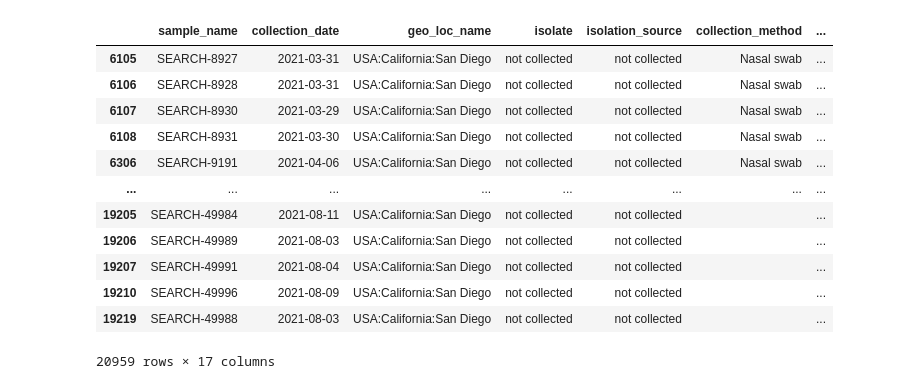
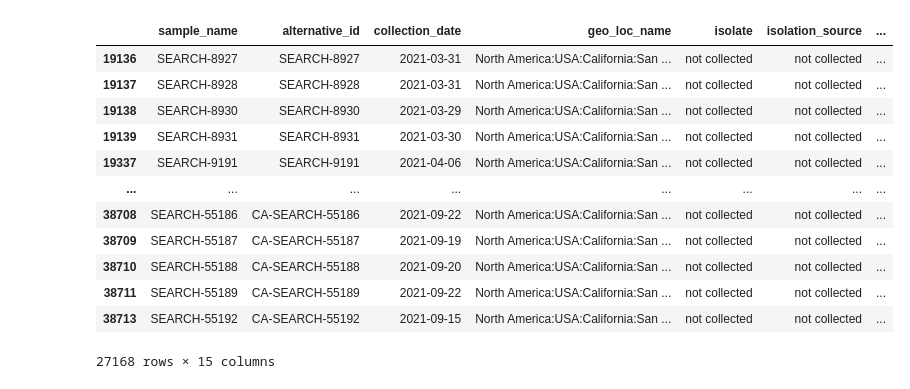
Before and after one commit to andersen-lab/bjorn_utils, a Jupyter notebook: notebooks/ncbi_upload_workflow_non_ww.ipynb, the cells around one changed output. Cells and saved outputs as stored; diff of their text form; code cells hidden in the pictures.

Commit message:
changes to accomodate new workflow in ncbi_upload notebooks

```diff
--- a/notebooks/ncbi_upload_workflow_non_ww.ipynb
+++ b/notebooks/ncbi_upload_workflow_non_ww.ipynb
@@ -14,0 +29,4 @@ merged_combined_metadata = merge_metadata(repo_metadata_path, online_metadata_co
+# %%
+ucsd_samples = pd.read_csv("../data/2021-10-29_04-46-10-all.bjorn_summary.csv")
+ww_samples = ucsd_samples[ucsd_samples["Specimen source"] == "wastewater"]["SEARCH SampleID"].to_list()
+len(ww_samples)
@@ -14,0 +35,3 @@ merged_combined_metadata = merge_metadata(repo_metadata_path, online_metadata_co
+# %%
+new_id_data = generate_alternative_id(merged_combined_metadata)
+new_id_data
@@ -15,10 +57,11 @@ merged_combined_metadata = merge_metadata(repo_metadata_path, online_metadata_co
+# %%
+new_id_data = new_id_data[(~new_id_data["ID"].isin(ww_samples)) | (~new_id_data["alternative_ID"].isin(ww_samples))].reset_index(drop=True)
 # %%
 # load and convert the metadata for samples that are not from wastewater
-non_wastewater_metadata = metadata_status[metadata_status["wastewater"] != "Yes"]
-non_wastewater_converted_data = convert_metadata(non_wastewater_metadata,
-                                                 "../data/ncbi_upload/metadata_column_mapping.json",
-                                                 "../data/ncbi_upload/metadata_constant_mapping.json",
-                                                 "../data/ncbi_upload/author_conversions.csv",
+non_wastewater_converted_data = convert_metadata(new_id_data,
+                                                 "../metadata_column_mapping.json",
+                                                 "../metadata_constant_mapping.json",
+                                                 "../author_conversions.csv",
                                                 False)
 non_wastewater_converted_data
 # %% [output]
@@ -70,21 +135,26 @@ See the caveats in the documentation: https://pandas.pydata.org/pandas-docs/stab
 # %%
 # final cleanup
 need_to_upload_non_ww[["collection_date", "geo_loc_name", "isolate", "isolation_source"]] = need_to_upload_non_ww[["collection_date", "geo_loc_name", "isolate", "isolation_source"]].fillna("not collected")
 final_file = need_to_upload_non_ww.drop_duplicates(subset=["sample_name"]).fillna("")
 final_file["collection_date"] = pd.to_datetime(final_file["collection_date"]).dt.strftime('%Y-%m-%d')
 final_file["vaccine_received"].replace({"vaccine": "", "dose": ""}, inplace=True)
+final_file["host"] = final_file["host"].str.replace("Human", "Homo Sapiens")
+final_file = final_file[(final_file["host"] == "Homo Sapiens") | (final_file["host"] == "")]
+final_file["host"] = "Homo Sapiens"
+final_file["isolate"] = final_file["isolate"].str.replace("N/A", "not collected")
+final_file["isolation_source"] = final_file["isolate"].str.replace("N/A", "not collected")
 final_file
 # %% [output]
-|  | sample_name | collection_date | geo_loc_name | isolate | isolation_source | collection_method | ... |
-| 6105 | SEARCH-8927 | 2021-03-31 | USA:California:San Diego | not collected | not collected | Nasal swab | ... |
-| 6106 | SEARCH-8928 | 2021-03-31 | USA:California:San Diego | not collected | not collected | Nasal swab | ... |
-| 6107 | SEARCH-8930 | 2021-03-29 | USA:California:San Diego | not collected | not collected | Nasal swab | ... |
-| 6108 | SEARCH-8931 | 2021-03-30 | USA:California:San Diego | not collected | not collected | Nasal swab | ... |
-| 6306 | SEARCH-9191 | 2021-04-06 | USA:California:San Diego | not collected | not collected | Nasal swab | ... |
+|  | sample_name | alternative_id | collection_date | geo_loc_name | isolate | isolation_source | ... |
+| 19136 | SEARCH-8927 | SEARCH-8927 | 2021-03-31 | North America:USA:California:San ... | not collected | not collected | ... |
+| 19137 | SEARCH-8928 | SEARCH-8928 | 2021-03-31 | North America:USA:California:San ... | not collected | not collected | ... |
+| 19138 | SEARCH-8930 | SEARCH-8930 | 2021-03-29 | North America:USA:California:San ... | not collected | not collected | ... |
+| 19139 | SEARCH-8931 | SEARCH-8931 | 2021-03-30 | North America:USA:California:San ... | not collected | not collected | ... |
+| 19337 | SEARCH-9191 | SEARCH-9191 | 2021-04-06 | North America:USA:California:San ... | not collected | not collected | ... |
 | ... | ... | ... | ... | ... | ... | ... | ... |
-| 19205 | SEARCH-49984 | 2021-08-11 | USA:California:San Diego | not collected | not collected |  | ... |
-| 19206 | SEARCH-49989 | 2021-08-03 | USA:California:San Diego | not collected | not collected |  | ... |
-| 19207 | SEARCH-49991 | 2021-08-04 | USA:California:San Diego | not collected | not collected |  | ... |
-| 19210 | SEARCH-49996 | 2021-08-09 | USA:California:San Diego | not collected | not collected |  | ... |
-| 19219 | SEARCH-49988 | 2021-08-03 | USA:California:San Diego | not collected | not collected |  | ... |
+| 38708 | SEARCH-55186 | CA-SEARCH-55186 | 2021-09-22 | North America:USA:California:San ... | not collected | not collected | ... |
+| 38709 | SEARCH-55187 | CA-SEARCH-55187 | 2021-09-19 | North America:USA:California:San ... | not collected | not collected | ... |
+| 38710 | SEARCH-55188 | CA-SEARCH-55188 | 2021-09-20 | North America:USA:California:San ... | not collected | not collected | ... |
+| 38711 | SEARCH-55189 | CA-SEARCH-55189 | 2021-09-22 | North America:USA:California:San ... | not collected | not collected | ... |
+| 38713 | SEARCH-55192 | CA-SEARCH-55192 | 2021-09-15 | North America:USA:California:San ... | not collected | not collected | ... |
-20959 rows × 17 columns
+27168 rows × 15 columns
```
Also changed, not shown: parts of 9 cells of this notebook, 3 other files.
